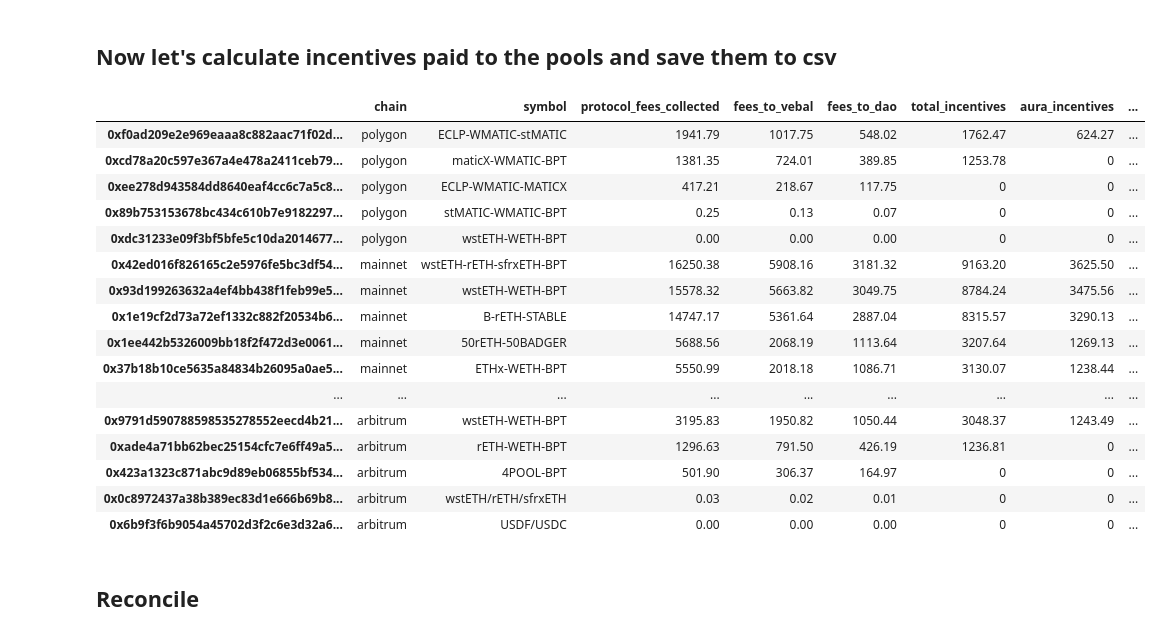
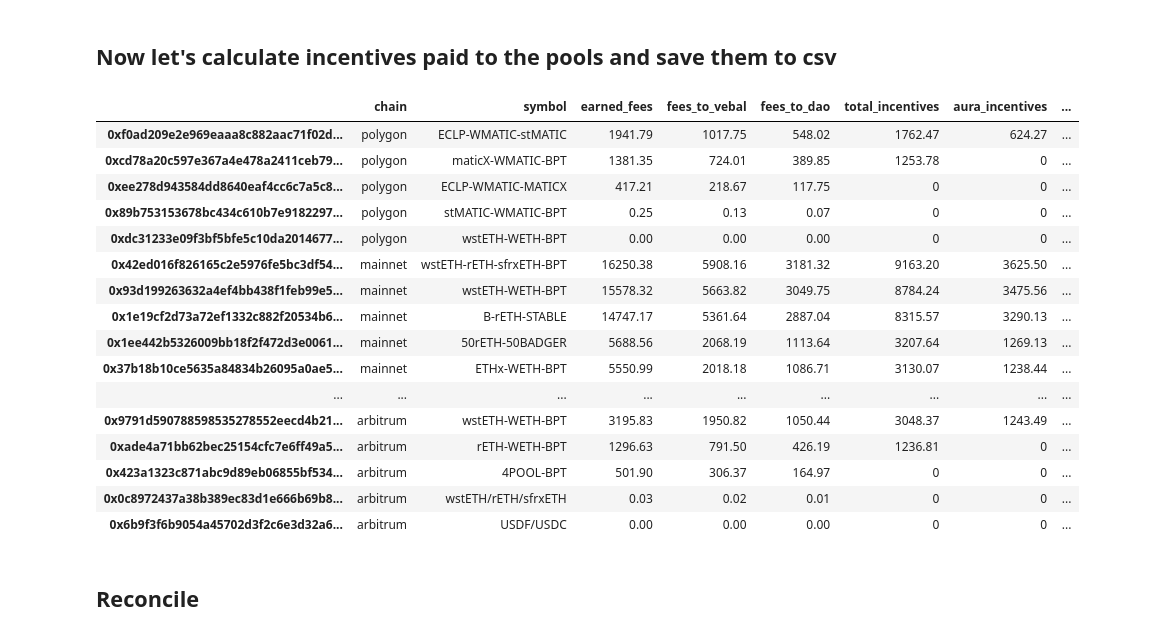
Before and after one commit to BalancerMaxis/protocol_fee_allocator, a Jupyter notebook: fee_allocator/notebooks/pool_fees_and_accounting.ipynb, the cells around one changed output. Drawn from its saved outputs; the diff is of its cells as text; code cells hidden in the pictures.

Commit message:
chore: rename table header from fees collected to fees earned

```diff
--- a/fee_allocator/notebooks/pool_fees_and_accounting.ipynb
+++ b/fee_allocator/notebooks/pool_fees_and_accounting.ipynb
@@ -185,7 +185,7 @@ def calc_and_split_incentives(fees: Dict, chain: str, fees_to_distribute: Decima
         pool_incentives[pool] = {
             "chain": chain,
             "symbol": data['symbol'],
-            "protocol_fees_collected": pool_fees,
+            "earned_fees": pool_fees,
             "fees_to_vebal": fees_to_vebal,
             "fees_to_dao": fees_to_dao,
             "total_incentives": aura_incentives + bal_incentives,
@@ -250,8 +250,8 @@ def re_distribute_incentives(incentives_data: Dict[str, Dict]) -> Dict[str, Dict
         incentives_data[pool_id]['redirected_incentives'] = -incentives_to_redistribute
         # Redistribute incentives
         _pool_weights = {
-            pool_id_to_receive: _data_to_receive['protocol_fees_collected'] / sum(
-                [x['protocol_fees_collected'] for x in pools_to_receive.values()])
+            pool_id_to_receive: _data_to_receive['earned_fees'] / sum(
+                [x['earned_fees'] for x in pools_to_receive.values()])
             for pool_id_to_receive, _data_to_receive in pools_to_receive.items()
         }
         for pool_id_to_receive, _data_to_receive in pools_to_receive.items():
@@ -270,35 +270,35 @@ def re_distribute_incentives(incentives_data: Dict[str, Dict]) -> Dict[str, Dict
                 # In case both are > min aura incentive, we distribute evenly
                 incentives_data[pool_id_to_receive]['aura_incentives'] += incentives_to_receive_aura
                 incentives_data[pool_id_to_receive]['bal_incentives'] += incentives_to_receive_bal
             incentives_data[pool_id_to_receive]['total_incentives'] += incentives_to_receive
             incentives_data[pool_id_to_receive]['redirected_incentives'] += incentives_to_receive
 
     return incentives_data
 
 
 incentives = {}
 for chain in Chains:
     if not collected_fees.get(chain.value):
         continue
     _incentives = calc_and_split_incentives(collected_fees[chain.value], chain.value,
                                             Decimal(FEES_TO_DISTRIBUTE[chain.value]))
     # Reroute incentives if needed
     re_routed_incentives = re_route_incentives(_incentives, chain)
     incentives[chain.value] = re_distribute_incentives(re_routed_incentives)
 
 joint_incentives_data = {**incentives[Chains.MAINNET.value], **incentives[Chains.ARBITRUM.value],
                          **incentives[Chains.POLYGON.value], **incentives[Chains.BASE.value],
                          **incentives[Chains.AVALANCHE.value], **incentives.get(Chains.GNOSIS.value)}
 
 joint_incentives_data = {k: v for k, v in sorted(joint_incentives_data.items(), key=lambda item: item[1]['chain'])}
 joint_incentives_df = pd.DataFrame.from_dict(joint_incentives_data, orient='index')
 # Don't show pool_addr
 display = joint_incentives_df.drop(columns=['pool_addr'])
-display_sorted = display.sort_values(by=['chain', 'protocol_fees_collected'], ascending=False)
+display_sorted = display.sort_values(by=['chain', 'earned_fees'], ascending=False)
 display_sorted.to_csv(f'../allocations/incentives_{datetime_2_weeks_ago.date()}_{datetime_now.date()}.csv')
 display_sorted
 # %% [output]
-|  | chain | symbol | protocol_fees_collected | fees_to_vebal | fees_to_dao | total_incentives | aura_incentives | ... |
+|  | chain | symbol | earned_fees | fees_to_vebal | fees_to_dao | total_incentives | aura_incentives | ... |
 | 0xf0ad209e2e969eaaa8c882aac71f02d... | polygon | ECLP-WMATIC-stMATIC | 1941.79 | 1017.75 | 548.02 | 1762.47 | 624.27 | ... |
 | 0xcd78a20c597e367a4e478a2411ceb79... | polygon | maticX-WMATIC-BPT | 1381.35 | 724.01 | 389.85 | 1253.78 | 0 | ... |
 | 0xee278d943584dd8640eaf4cc6c7a5c8... | polygon | ECLP-WMATIC-MATICX | 417.21 | 218.67 | 117.75 | 0 | 0 | ... |
```
Also changed, not shown: 1 other file.
